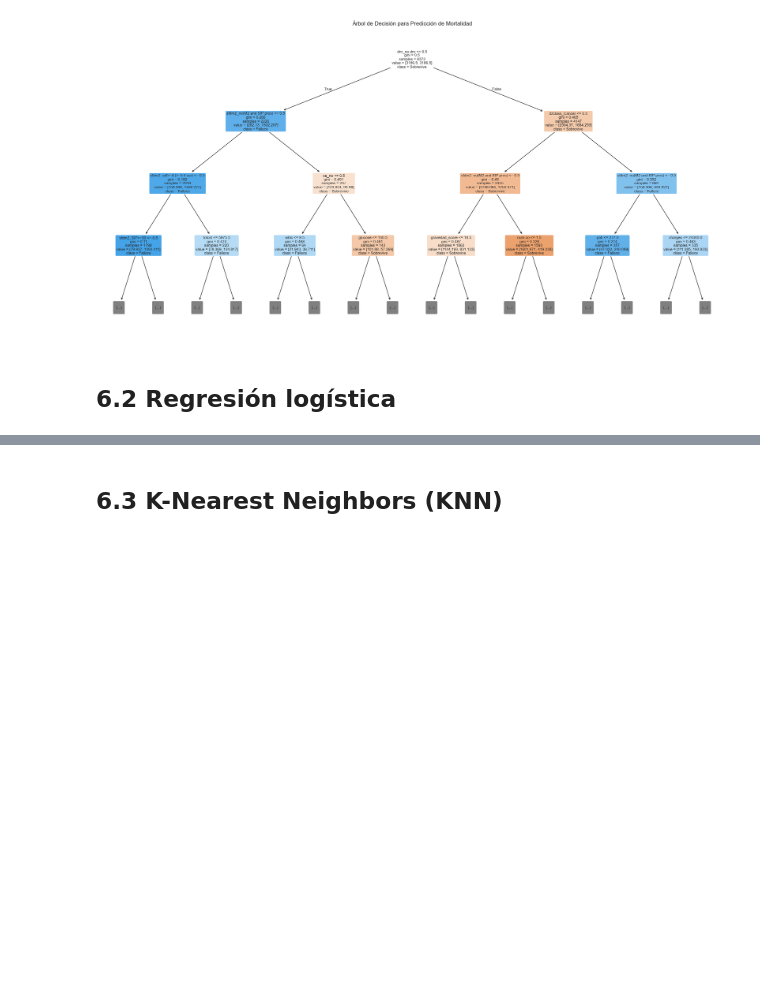
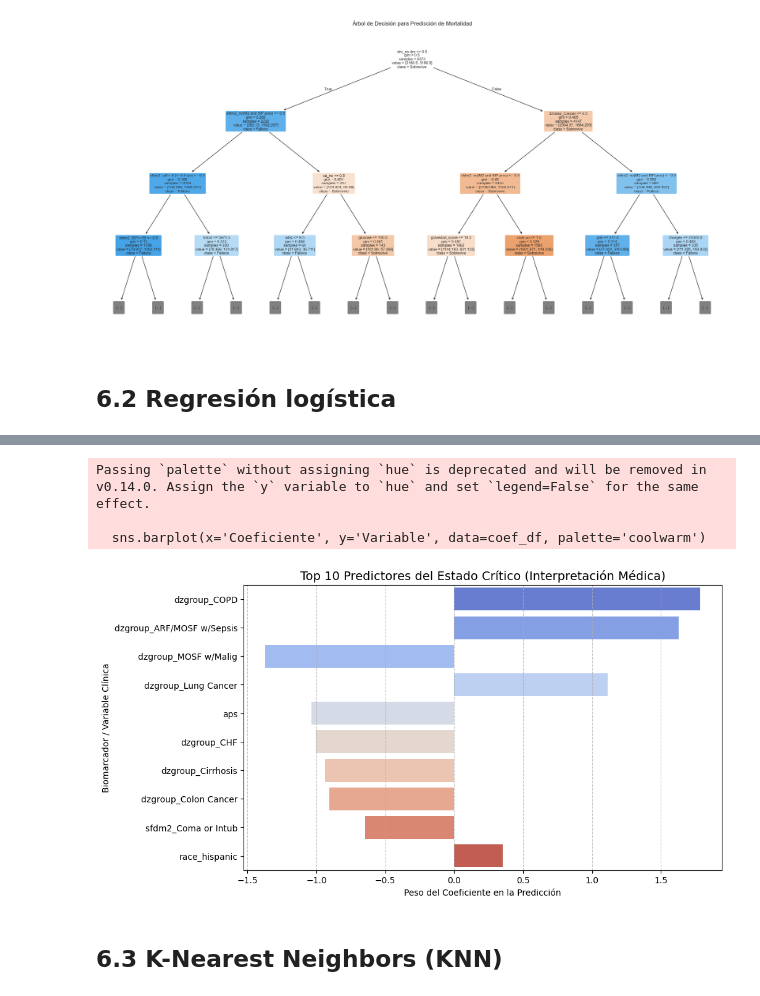
Before and after one commit to nrapun/proyecto_AA, a Jupyter notebook: notebook_proyectoAA.ipynb, the cells around one changed output, grey strips where cells are left out. Drawn from its saved outputs; the diff is of its cells as text; code cells hidden in the pictures; blank space fills up the shorter version.

```diff
--- a/notebook_proyectoAA.ipynb
+++ b/notebook_proyectoAA.ipynb
@@ -970,2 +1073,26 @@ plt.show()
+# %%
+# Extraemos los coeficientes para la clase "Crítico" (índice 3 en nuestra lista de labels)
+model = grid_lr.best_estimator_.named_steps['classifier']
+feature_names = numeric_features + list(grid_lr.best_estimator_.named_steps['preprocessor'].transformers_[1][1].get_feature_names_out())
+coefs = model.coef_[3]
+
+# Creamos un DataFrame para visualizarlo
+coef_df = pd.DataFrame({'Variable': feature_names, 'Coeficiente': coefs})
+coef_df['Abs_Coef'] = coef_df['Coeficiente'].abs()
+coef_df = coef_df.sort_values(by='Abs_Coef', ascending=False).head(10)
+
+# Gráfico de barras
+plt.figure(figsize=(10, 6))
+sns.barplot(x='Coeficiente', y='Variable', data=coef_df, palette='coolwarm')
+plt.title('Top 10 Predictores del Estado Crítico (Interpretación Médica)', fontsize=14)
+plt.xlabel('Peso del Coeficiente en la Predicción')
+plt.ylabel('Biomarcador / Variable Clínica')
+plt.grid(axis='x', linestyle='--', alpha=0.7)
+plt.show()
+# %% [output]
+Passing `palette` without assigning `hue` is deprecated and will be removed in v0.14.0. Assign the `y` variable to `hue` and set `legend=False` for the same effect.
+
+  sns.barplot(x='Coeficiente', y='Variable', data=coef_df, palette='coolwarm')
+[figure, added]
 # %% [markdown]
 ## 6.3 K-Nearest Neighbors (KNN)
```
Also changed, not shown: parts of 18 cells of this notebook.
